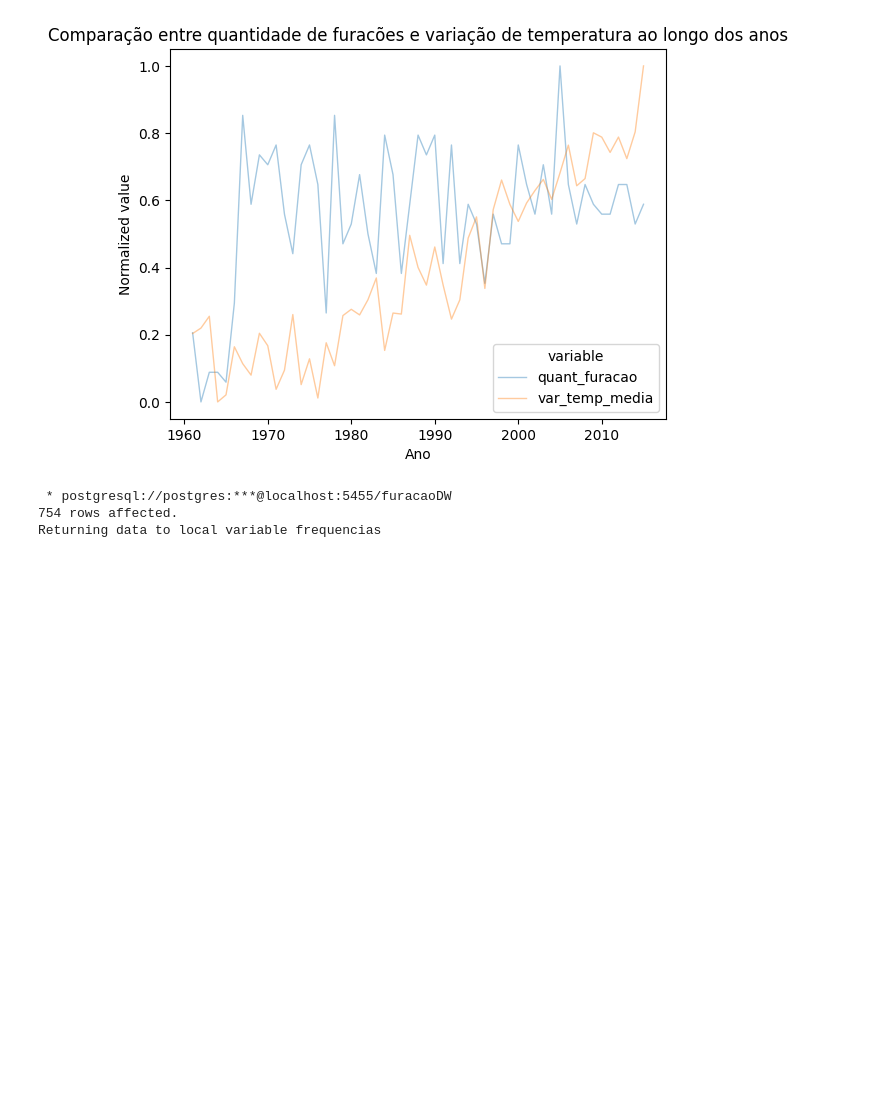
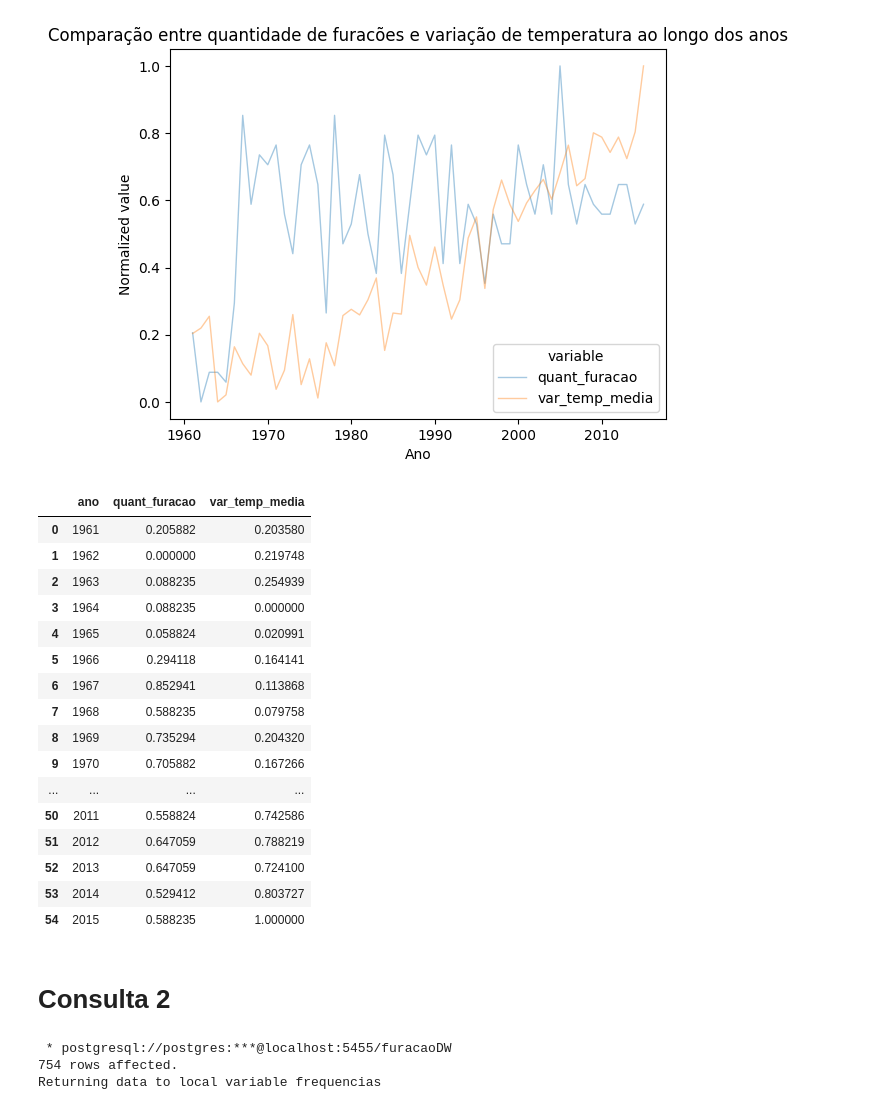
Before and after one commit to kibonusp/processamento-analitico, a Jupyter notebook: consultas.ipynb, the cells around one changed output. Saved outputs shown, nothing was run; the diff lists cells and outputs as text; code cells hidden in the pictures; blank space fills up the shorter version.

```diff
--- a/consultas.ipynb
+++ b/consultas.ipynb
@@ -119,6 +121,28 @@ sns.lineplot(data=pd.melt(df, ['ano']), x='ano', y='value', hue='variable', lw=1
 plt.show()
 # %% [output]
 [figure]
+# %%
+df
+# %% [output]
+|  | ano | quant_furacao | var_temp_media |
+| 0 | 1961 | 0.205882 | 0.203580 |
+| 1 | 1962 | 0.000000 | 0.219748 |
+| 2 | 1963 | 0.088235 | 0.254939 |
+| 3 | 1964 | 0.088235 | 0.000000 |
+| 4 | 1965 | 0.058824 | 0.020991 |
+| 5 | 1966 | 0.294118 | 0.164141 |
+| 6 | 1967 | 0.852941 | 0.113868 |
+| 7 | 1968 | 0.588235 | 0.079758 |
+| 8 | 1969 | 0.735294 | 0.204320 |
+| 9 | 1970 | 0.705882 | 0.167266 |
+| ... | ... | ... | ... |
+| 50 | 2011 | 0.558824 | 0.742586 |
+| 51 | 2012 | 0.647059 | 0.788219 |
+| 52 | 2013 | 0.647059 | 0.724100 |
+| 53 | 2014 | 0.529412 | 0.803727 |
+| 54 | 2015 | 0.588235 | 1.000000 |
+# %% [markdown]
+# Consulta 2
 # %%
 %%sql
 frequencias << SELECT d.ano, f.categoria, COUNT(DISTINCT chave_identificacao) FROM Furacao f
```
Also changed, not shown: parts of 7 cells of this notebook.
